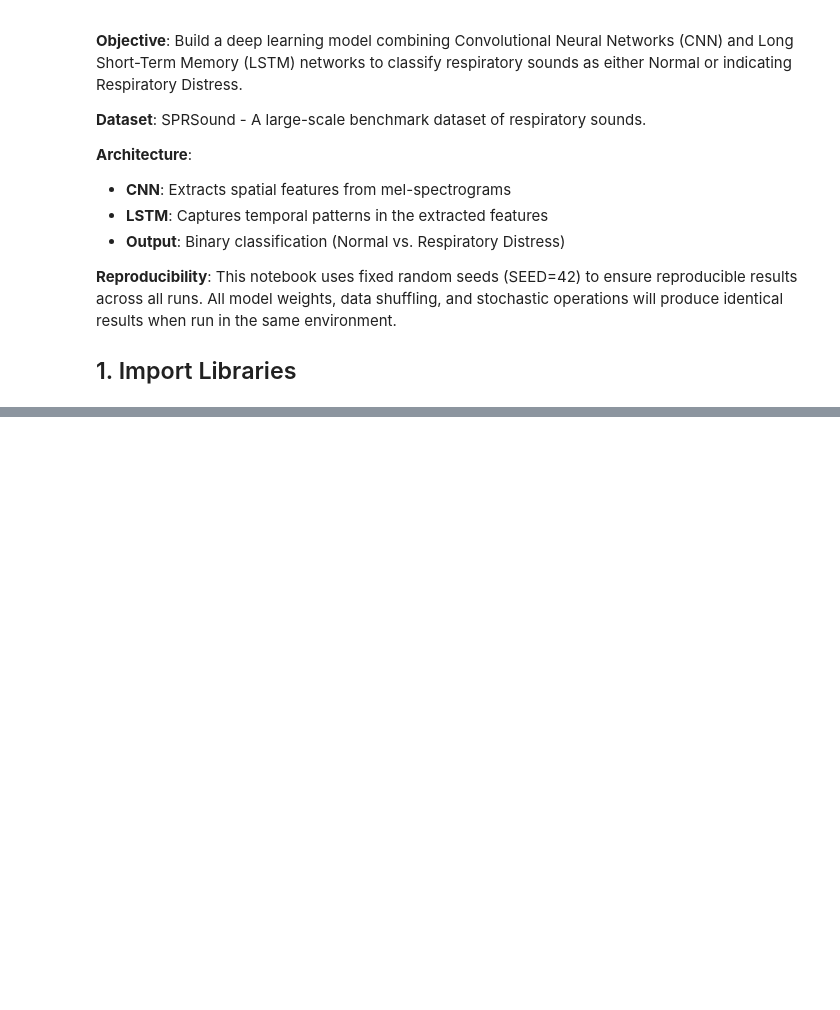
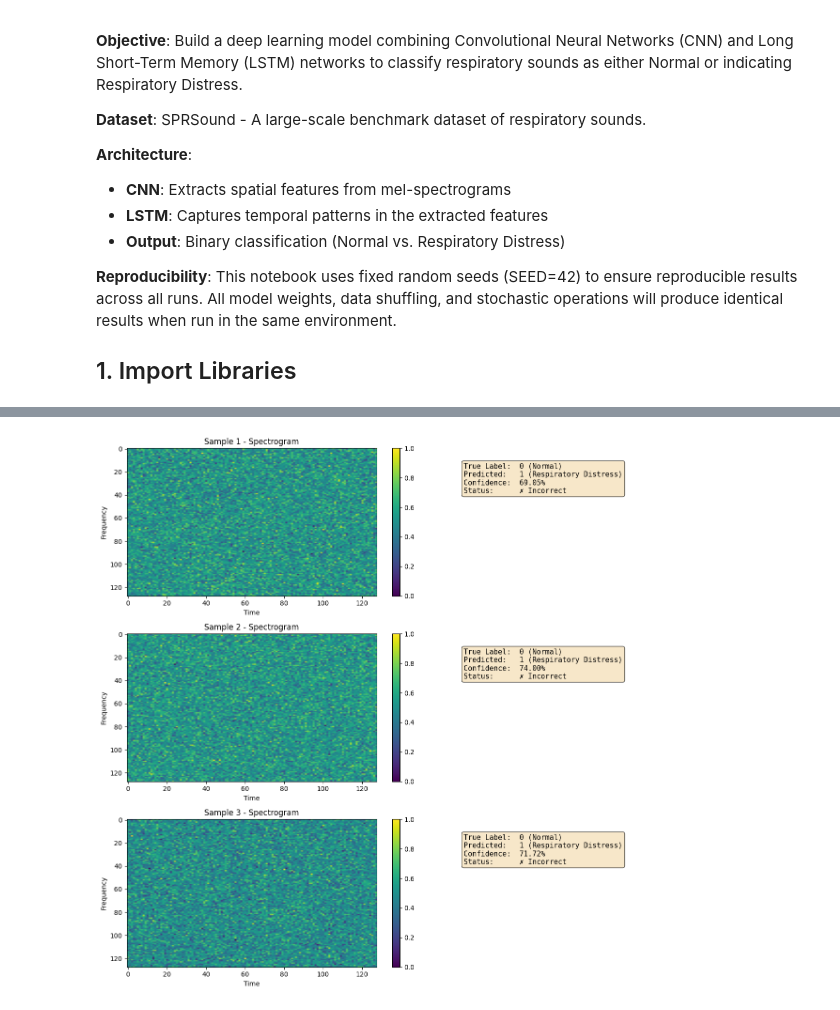
Before and after one commit to mablemunanura/NEONATES, a Jupyter notebook: notebooks/MODELS/cnn_lstm_model.ipynb, the cells around one changed output, grey strips where cells are left out. Drawn from its saved outputs; the diff is of its cells as text; code cells hidden in the pictures; blank space fills up the shorter version.

```diff
--- a/notebooks/MODELS/cnn_lstm_model.ipynb
+++ b/notebooks/MODELS/cnn_lstm_model.ipynb
@@ -691 +749,81 @@ MODEL PREDICTIONS ON TEST SAMPLES
+# %%
+import matplotlib.pyplot as plt
+import torch
+
+def tensor_normalize(tensor):
+    # Normalize tensor without numpy
+    min_val = tensor.min()
+    max_val = tensor.max()
+    if max_val > min_val:
+        return (tensor - min_val) / (max_val - min_val + 1e-8)
+    return tensor
+
+model.eval()
+
+all_samples = []
+all_true_labels = []
+all_preds_vis = []
+all_confidence = []
+
+with torch.no_grad():
+    for data, true_labels in test_loader:
+        data = data.to(device)
+        outputs = model(data)
+        probs = torch.softmax(outputs, dim=1)
+        preds = outputs.argmax(dim=1)
+
+        for i in range(len(data)):
+            all_samples.append(data[i].cpu())
+            all_true_labels.append(true_labels[i].item())
+            all_preds_vis.append(preds[i].item())
+            all_confidence.append(probs[i, preds[i]].item())
+
+        if len(all_samples) >= 3:
+            break
+
+fig, axes = plt.subplots(3, 2, figsize=(14, 12))
+
+class_names = {0: 'Normal', 1: 'Respiratory Distress'}
+
+for idx in range(3):
+    # Work with tensors directly
+    spec_tensor = all_samples[idx][0]
+
+    # Normalize
+    spec_display = tensor_normalize(spec_tensor)
+
+    try:
+        spec_display_np = spec_display.numpy()
+    except:
+        spec_display_np = [[spec_display[i, j].item() for j in range(spec_display.shape[1])]
+                          for i in range(spec_display.shape[0])]
+
+    true_label = all_true_labels[idx]
+    pred_label = all_preds_vis[idx]
+    confidence = all_confidence[idx]
+
+    # Display
+    im = axes[idx, 0].imshow(spec_display_np, cmap='viridis', aspect='auto')
+    axes[idx, 0].set_title(f'Sample {idx+1} - Spectrogram')
+    axes[idx, 0].set_ylabel('Frequency')
+    axes[idx, 0].set_xlabel('Time')
+    plt.colorbar(im, ax=axes[idx, 0])
+
+    # Prediction info
+    true_text = f'True Label:  {true_label} ({class_names[true_label]})\n'
+    pred_text = f'Predicted:   {pred_label} ({class_names[pred_label]})\n'
+    conf_text = f'Confidence:  {confidence:.2%}\n'
+    correct_text = f'Status:      {"✓ Correct" if true_label == pred_label else "✗ Incorrect"}'
+
+    axes[idx, 1].text(0.1, 0.9, true_text + pred_text + conf_text + correct_text,
+                      transform=axes[idx, 1].transAxes,
+                      fontsize=11, verticalalignment='top',
+                      family='monospace',
+                      bbox=dict(boxstyle='round', facecolor='wheat', alpha=0.7))
+    axes[idx, 1].axis('off')
+
+plt.tight_layout()
+plt.show()
+# %% [output]
+[figure, added]
 # %% [markdown]
```
Also changed, not shown: parts of 42 cells of this notebook, 9 other files.
